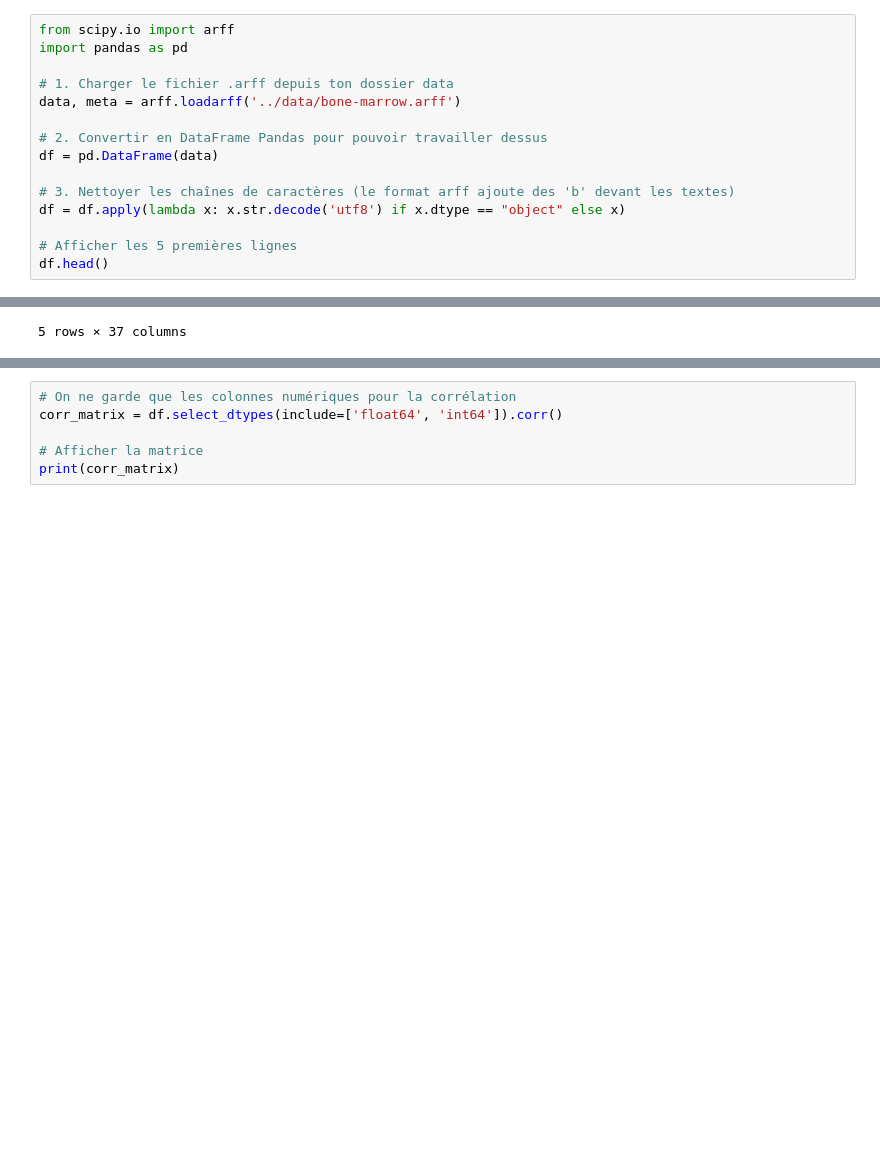
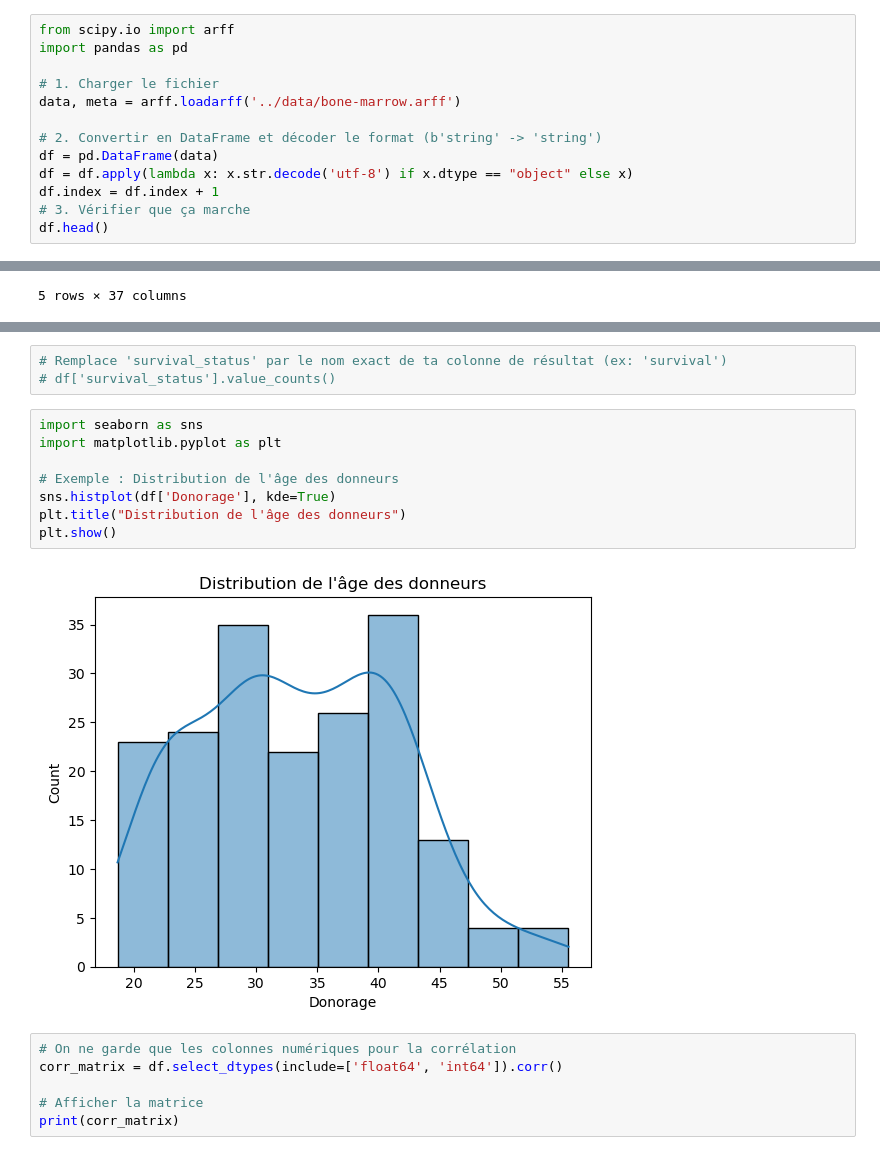
Before and after one commit to younesjebari/Pediatric-BMT-Decision-Support, a Jupyter notebook: notebooks/eda.ipynb, the cells around one changed output, grey strips where cells are left out. Drawn from its saved outputs; the diff is of its cells as text; blank space fills up the shorter version.

```diff
--- a/notebooks/eda.ipynb
+++ b/notebooks/eda.ipynb
@@ -2,16 +2,14 @@
 from scipy.io import arff
 import pandas as pd
 
-# 1. Charger le fichier .arff depuis ton dossier data
+# 1. Charger le fichier
 data, meta = arff.loadarff('../data/bone-marrow.arff')
 
-# 2. Convertir en DataFrame Pandas pour pouvoir travailler dessus
+# 2. Convertir en DataFrame et décoder le format (b'string' -> 'string')
 df = pd.DataFrame(data)
-
-# 3. Nettoyer les chaînes de caractères (le format arff ajoute des 'b' devant les textes)
-df = df.apply(lambda x: x.str.decode('utf8') if x.dtype == "object" else x)
-
-# Afficher les 5 premières lignes
+df = df.apply(lambda x: x.str.decode('utf-8') if x.dtype == "object" else x)
+df.index = df.index + 1
+# 3. Vérifier que ça marche
 df.head()
 # %% [output]
 |  | Recipientgender | Stemcellsource | Donorage | Donorage35 | IIIV | Gendermatch | DonorABO | RecipientABO | ... |
@@ -24,3 +68,16 @@ df.head()
+# %%
+# Remplace 'survival_status' par le nom exact de ta colonne de résultat (ex: 'survival')
+# df['survival_status'].value_counts()
+# %%
+import seaborn as sns
+import matplotlib.pyplot as plt
+
+# Exemple : Distribution de l'âge des donneurs
+sns.histplot(df['Donorage'], kde=True)
+plt.title("Distribution de l'âge des donneurs")
+plt.show()
+# %% [output]
+[figure, added]
 # %%
 # On ne garde que les colonnes numériques pour la corrélation
 corr_matrix = df.select_dtypes(include=['float64', 'int64']).corr()
```
Also changed, not shown: parts of 7 cells of this notebook.
